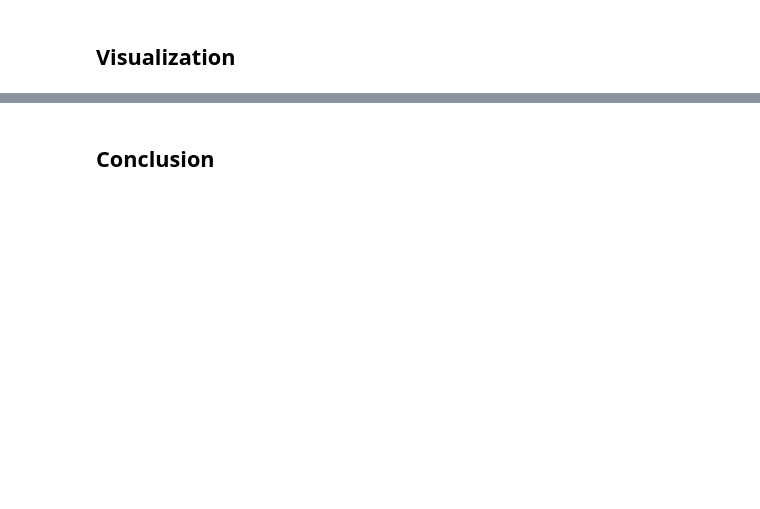
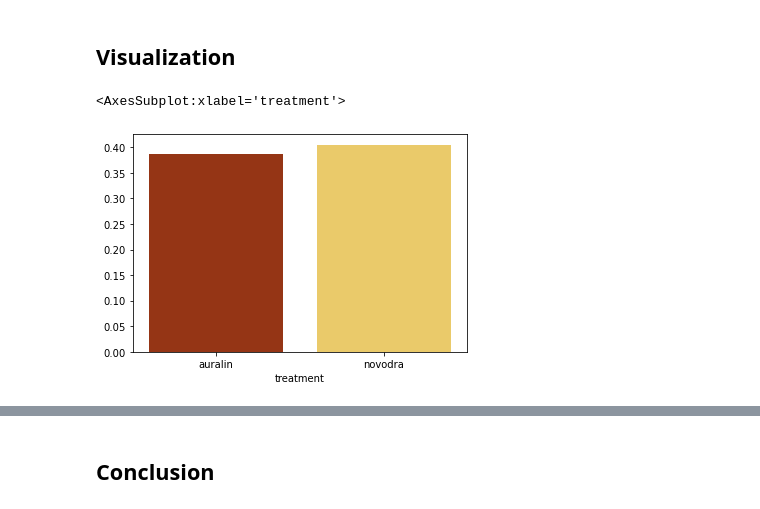
Before and after one commit to OmarInCS/data-analysis-visulization-python, a Jupyter notebook: week4/day2/lesson-13-full-project.ipynb, the cells around one changed output, grey strips where cells are left out. Saved outputs shown, nothing was run; the diff lists cells and outputs as text; code cells hidden in the pictures; blank space fills up the shorter version.

```diff
--- a/week4/day2/lesson-13-full-project.ipynb
+++ b/week4/day2/lesson-13-full-project.ipynb
@@ -488,0 +494,2 @@ treatments_clean
+# %%
+treatments_clean = treatments_clean.replace("-", np.nan).dropna(subset=["dose"])
@@ -488,0 +519,2 @@ treatments_clean
+# %%
+treatments_clean["hba1c_change"] = treatments_clean["hba1c_start"] - treatments_clean["hba1c_end"]
@@ -488,0 +532,3 @@ treatments_clean
+# %%
+treatments_clean = treatments_clean.join(treatments_clean["dose"].str.extract("(\d+)u - (\d+)u").rename(columns={0: "start_dose", 1: "end_dose"}))
+treatments_clean.drop(columns=["dose"], inplace=True)
@@ -489,2 +553,9 @@ treatments_clean
 # %% [markdown]
 ## Visualization
+# %%
+temp = treatments_clean.groupby("treatment")["hba1c_change"].mean()
+
+sns.barplot(x=temp.index, y=temp.values, palette="afmhot")
+# %% [output]
+<AxesSubplot:xlabel='treatment'>
+[figure, added]
```
Also changed, not shown: parts of 25 cells of this notebook, 8 other files.
